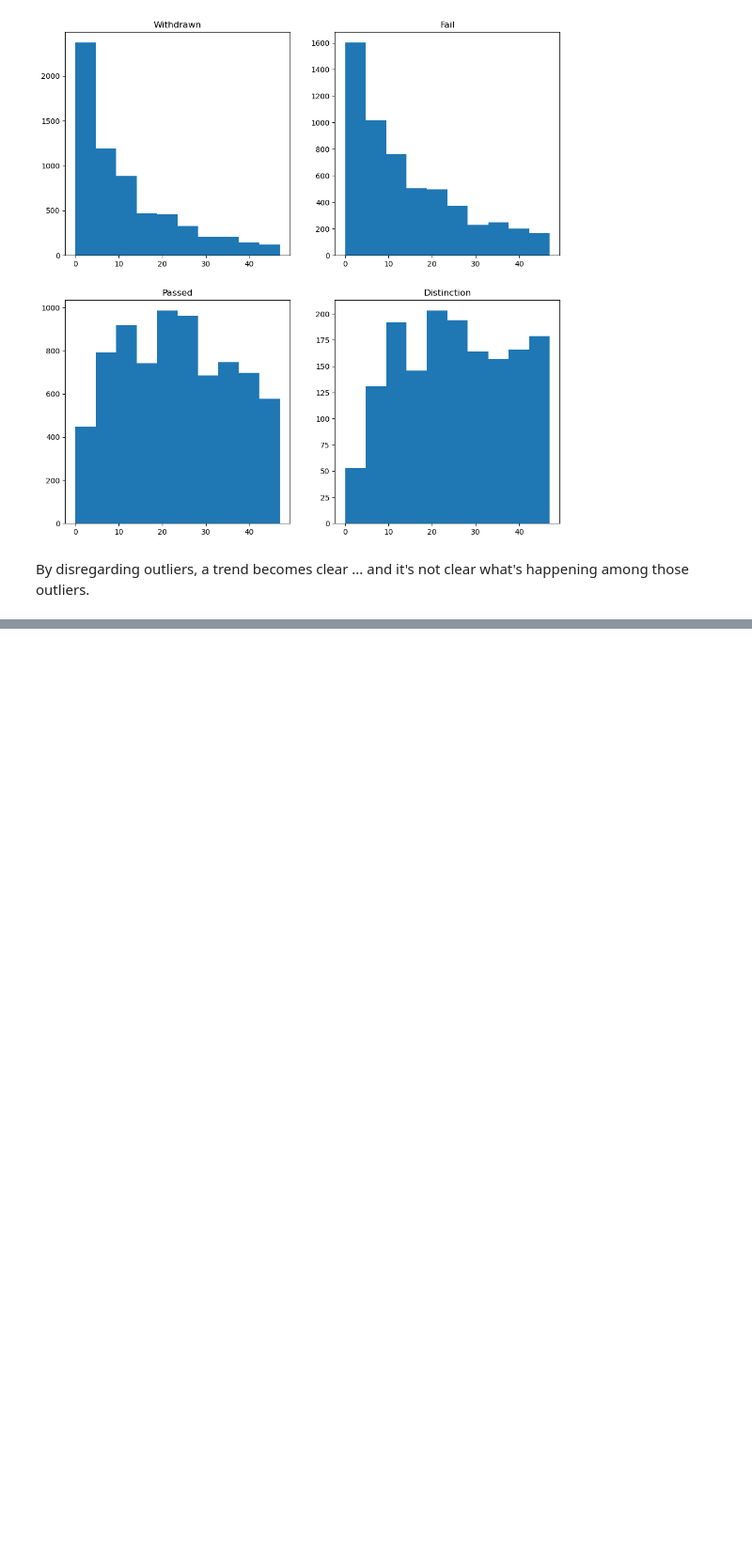
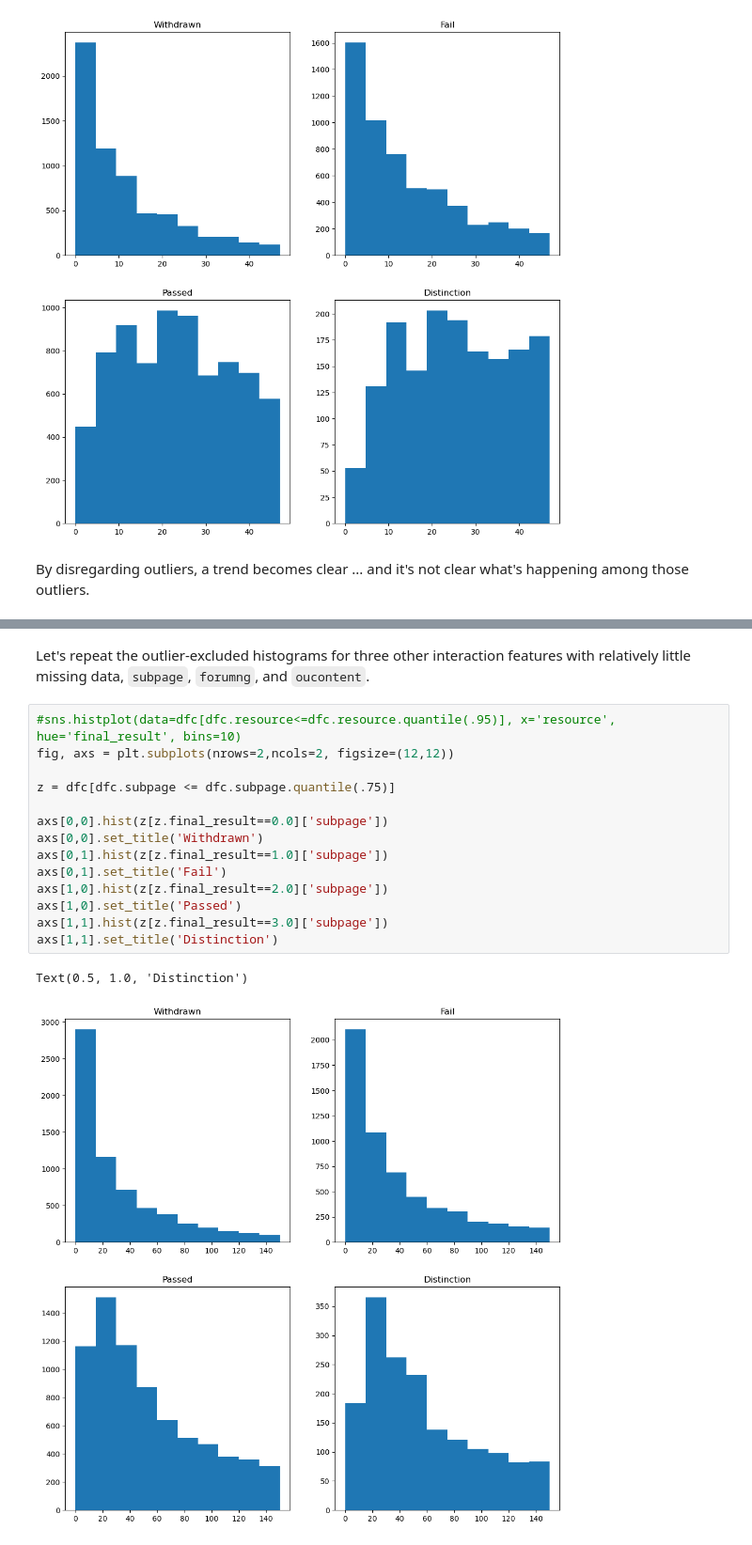
Before and after one commit to Erdos-Projects/fall-2025-risk-factors-in-online-courses, a Jupyter notebook: SOULAD EDA.ipynb, the cells around one changed output, grey strips where cells are left out. Shown at 94% size. Cells and saved outputs as stored; diff of their text form; blank space fills up the shorter version.

Commit message:
Update Streaming OULAD EDA notebook
Added a few more histograms. Also looked more at date and score fields (last two sections).

```diff
--- a/SOULAD EDA.ipynb
+++ b/SOULAD EDA.ipynb
@@ -250,0 +253,19 @@ sns.histplot(data=dfc[dfc.resource>=dfc.resource.quantile(.75)], x='resource', h
+# %% [markdown]
+Let's repeat the outlier-excluded histograms for three other interaction features with relatively little missing data, `subpage`, `forumng`, and `oucontent`.
+# %%
+#sns.histplot(data=dfc[dfc.resource<=dfc.resource.quantile(.95)], x='resource', hue='final_result', bins=10)
+fig, axs = plt.subplots(nrows=2,ncols=2, figsize=(12,12))
+
+z = dfc[dfc.subpage <= dfc.subpage.quantile(.75)]
+
+axs[0,0].hist(z[z.final_result==0.0]['subpage'])
+axs[0,0].set_title('Withdrawn')
+axs[0,1].hist(z[z.final_result==1.0]['subpage'])
+axs[0,1].set_title('Fail')
+axs[1,0].hist(z[z.final_result==2.0]['subpage'])
+axs[1,0].set_title('Passed')
+axs[1,1].hist(z[z.final_result==3.0]['subpage'])
+axs[1,1].set_title('Distinction')
+# %% [output]
+Text(0.5, 1.0, 'Distinction')
+[figure, added]
```
Also changed, not shown: parts of 34 cells of this notebook.
